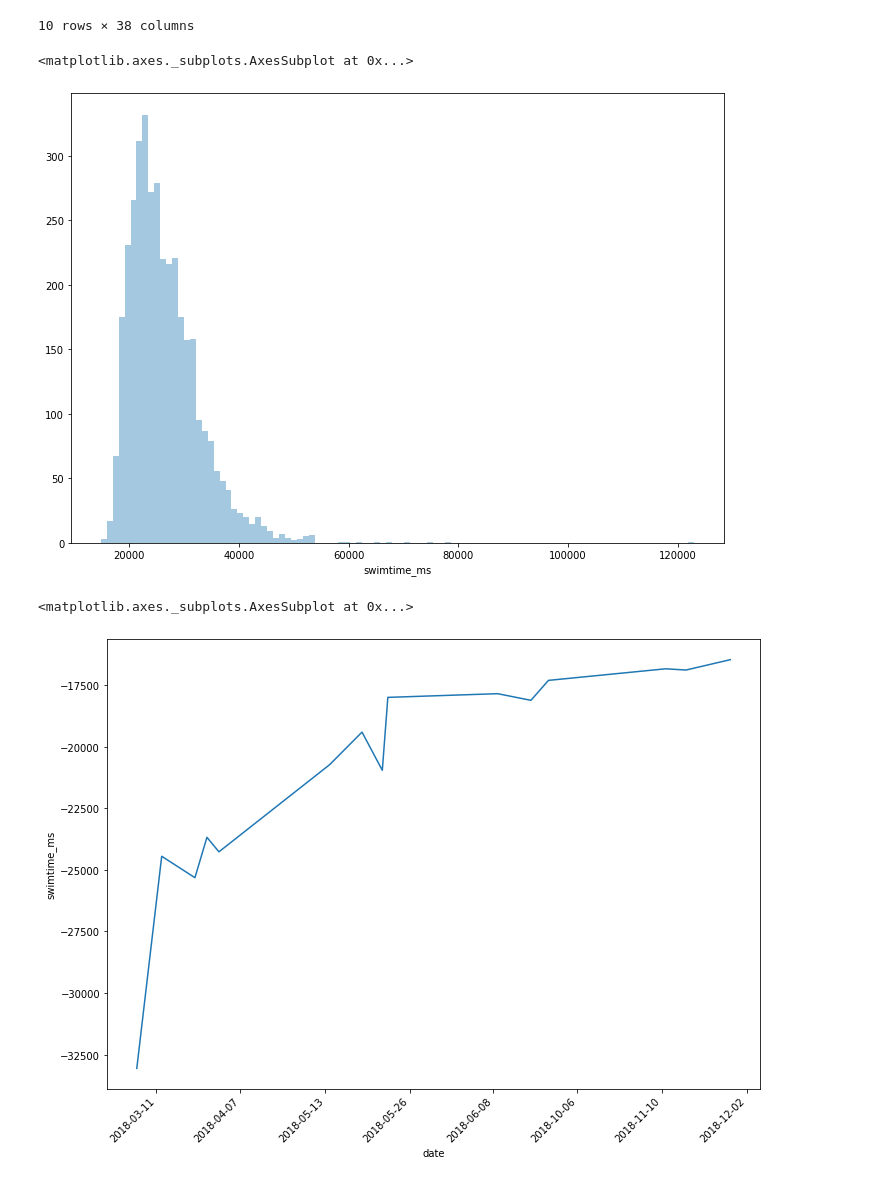
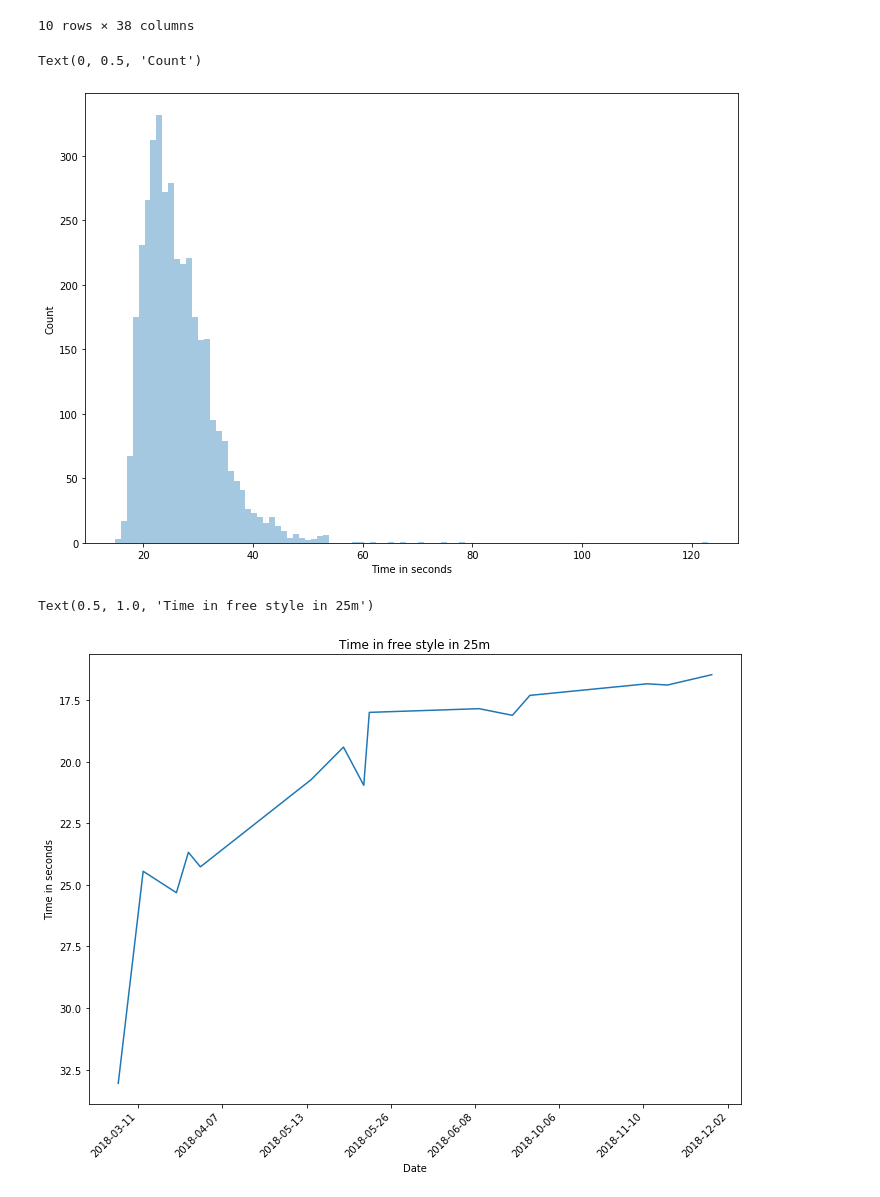
Before and after one commit to mrozim78/megatiming_experiments, a Jupyter notebook: megatiming_analyze_seaborn.ipynb, the cells around one changed output. Drawn from its saved outputs; the diff is of its cells as text; code cells hidden in the pictures.

```diff
--- a/megatiming_analyze_seaborn.ipynb
+++ b/megatiming_analyze_seaborn.ipynb
@@ -2,7 +2,7 @@
 #Reading data and filter bad data
 import pandas as pd
 import numpy as np
-data = pd.read_csv("result_contest.csv", index_col=0)
+data = pd.read_csv("result_contest.csv", index_col=0,low_memory=False)
 data = data.query('swimtime!="00:00:00.00"')
 # %%
 #Clean data
@@ -46,21 +46,29 @@ import seaborn as sns
 
 a4_dims = (11.7, 8.27)
 fig, ax = pyplot.subplots(figsize=a4_dims)
-sns.distplot(all_data['swimtime_ms'], bins=100,kde=False)
+plot = sns.distplot(all_data['swimtime_ms']/1000, bins=100,kde=False)
+plot.set_xlabel('Time in seconds')
+plot.set_ylabel('Count')
 # %% [output]
-<matplotlib.axes._subplots.AxesSubplot at 0x...>
+Text(0, 0.5, 'Count')
-[figure, old version]
+[figure, new version]
 # %%
-athlete_data = data.query('distance==25 and stroke =="FREE" and technique=="NORMAL" and athlete_firstname=="Filip" and athlete_lastname=="Mrozek"').sort_values(by='date')[["uuid","name","city" ,"date","athlete_firstname","athlete_lastname","athlete_swrid" ,"swimtime","athlete_age","swimtime_ms"]]
+athlete_data_free = data.query('distance==25 and stroke =="FREE" and technique=="NORMAL" and athlete_firstname=="Filip" and athlete_lastname=="Mrozek"').sort_values(by='date')[["uuid","name","city" ,"date","athlete_firstname","athlete_lastname","athlete_swrid" ,"swimtime","athlete_age","swimtime_ms"]]
 # %%
 from matplotlib import pyplot
 import seaborn as sns
+from pandas.plotting import register_matplotlib_converters
+register_matplotlib_converters()
 
 a4_dims = (11.7, 8.27)
 fig, ax = pyplot.subplots(figsize=a4_dims)
-x_dates = athlete_data['date'].dt.strftime('%Y-%m-%d').sort_values().unique()
+x_dates = athlete_data_free['date'].dt.strftime('%Y-%m-%d').sort_values().unique()
 ax.set_xticklabels(labels=x_dates, rotation=45, ha='right')
-sns.lineplot(x=athlete_data['date'],y=athlete_data['swimtime_ms']*(-1))
+plot = sns.lineplot(x=athlete_data_free['date'],y=athlete_data_free['swimtime_ms']/1000,)
+plot.invert_yaxis()
+plot.set_xlabel('Date')
+plot.set_ylabel('Time in seconds')
+plot.set_title('Time in free style in 25m')
 # %% [output]
-<matplotlib.axes._subplots.AxesSubplot at 0x...>
+Text(0.5, 1.0, 'Time in free style in 25m')
-[figure, old version]
+[figure, new version]
```
Also changed, not shown: parts of 8 cells of this notebook.
